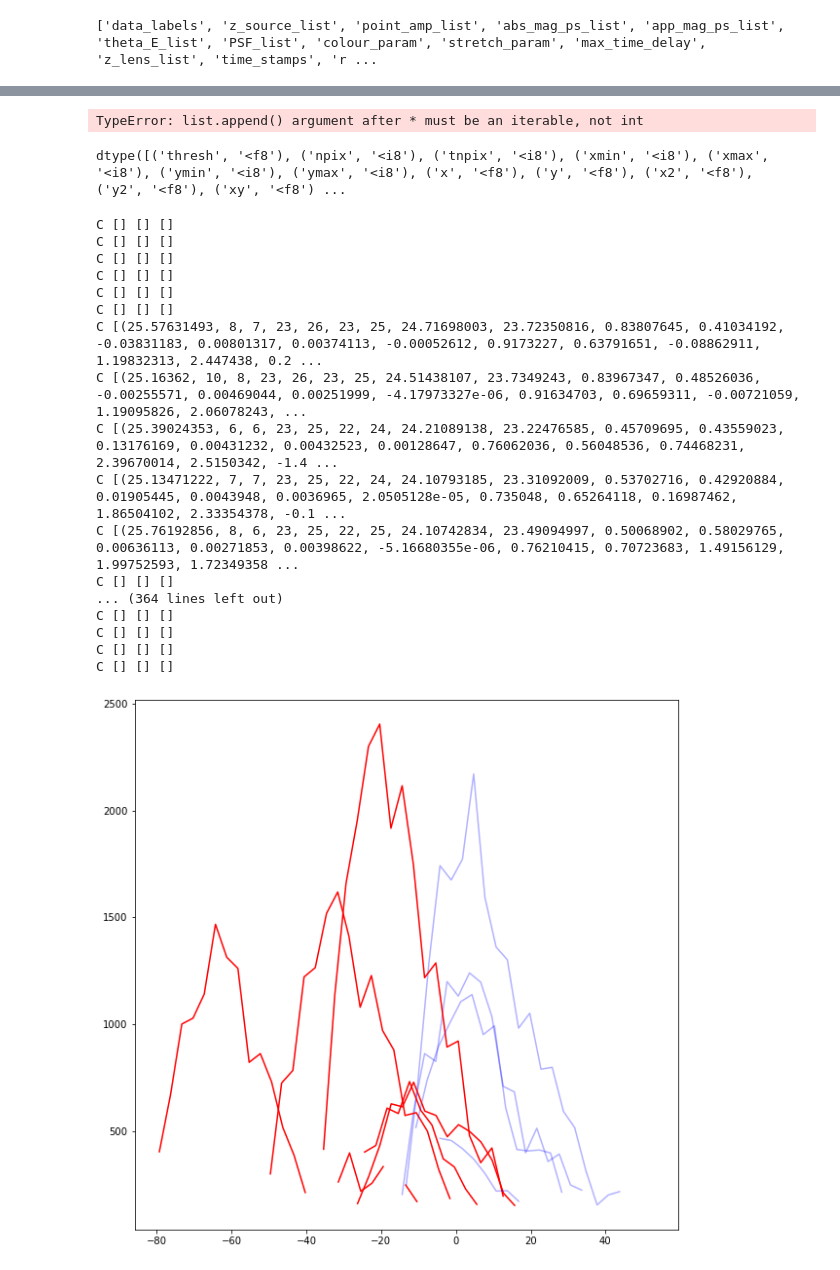
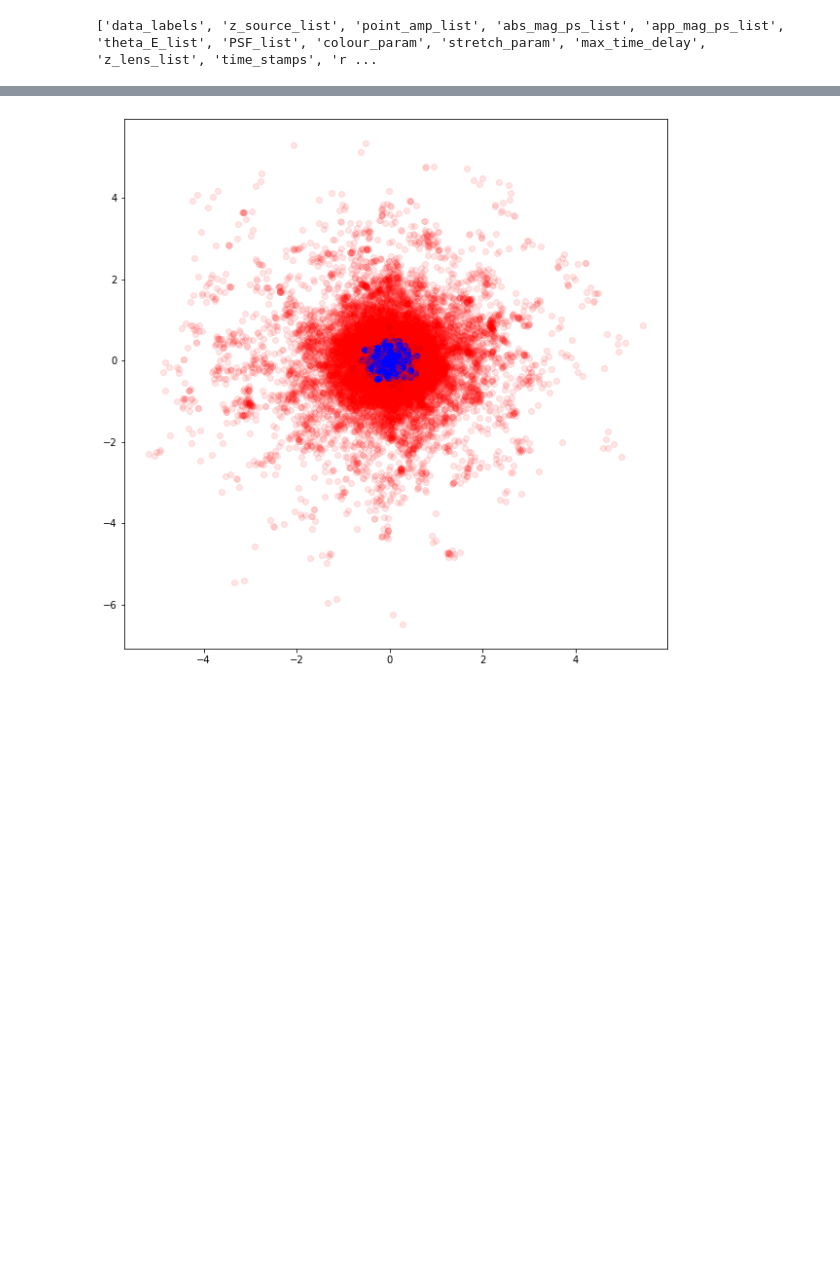
Before and after one commit to herjy/Simulators, a Jupyter notebook: ZTF_sims/Measure_Lensed_SN.ipynb, the cells around one changed output, grey strips where cells are left out. Cells and saved outputs as stored; diff of their text form; code cells hidden in the pictures; blank space fills up the shorter version.

```diff
--- a/ZTF_sims/Measure_Lensed_SN.ipynb
+++ b/ZTF_sims/Measure_Lensed_SN.ipynb
@@ -42,17 +25,6 @@ array([[-4.43490186e-01,  2.97950882e-01,  4.03665978e+00, ...,
-# %%
-x = []
-c = [1, 2, 1, 3, 9, 6, 5, 4, 5]
-for i in range(len(c)):
-    x.append(*c[i])
-# %% [output]
-TypeError: list.append() argument after * must be an iterable, not int
-# %%
-catalog[:1][0][0].dtype
-# %% [output]
-dtype([('thresh', '<f8'), ('npix', '<i8'), ('tnpix', '<i8'), ('xmin', '<i8'), ('xmax', '<i8'), ('ymin', '<i8'), ('ymax', '<i8'), ('x', '<f8'), ('y', '<f8'), ('x2', '<f8'), ('y2', '<f8'), ('xy', '<f8') ...
 # %%
 plt.figure(figsize = (10,10))
-for indx, cat in enumerate(catalog[:10]):
+for indx, cat in enumerate(catalog):
     #print('CAT', cat)
     x_cat = []
     y_cat = []
@@ -60,7 +32,6 @@ for indx, cat in enumerate(catalog[:10]):
     y2_cat = []
     flux = []
     for c in cat:
-        print('C', c, c['x'], c['y'])
         try:
             #print('try', c['flux'])
             x_cat.append(*c['x'])
@@ -73,58 +44,41 @@ for indx, cat in enumerate(catalog[:10]):
         # ou None pour le cas de x2, y2, flux
 
         # Mais pq remplir les listes x_cat et y_cat vu qu'elles ne sont pas utilisées pour après?
-            x_cat.append(np.nanmean(x_cat))
-            y_cat.append(np.nanmean(y_cat))
+            x_cat.append(np.nan)
+            y_cat.append(np.nan)
             x2_cat.append(None)
             y2_cat.append(None)
             flux.append(None)
 
         #print(len(c), c['flux'])
         #print(x_cat)
 #    plt.title(labels[indx])
 #    plt.plot(np.array(x_cat), np.array(y_cat), 'o', label = 'y_cat VS x_cat')
 #    plt.legend()
 #    plt.show()
 #    plt.plot( np.array(x2_cat), 'o', label = 'x2_cat')
 #    plt.legend()
 #    plt.show()
 #    plt.plot( np.array(y2_cat), 'o', label = 'y2_cat')
 #    plt.legend()
 #    plt.show()
 #    plt.plot(np.array(flux), label='flux')
 #    plt.legend()
 #    plt.show()
 
     if labels[indx][0] == 0:
         #print('00000000', labels[indx], 'BLEUUUUU')
-        plt.plot(times[indx], flux, 'b', alpha = 0.3)
-        #plt.plot(np.array(x_cat)-np.nanmean(x_cat), np.array(y_cat)-np.nanmean(y_cat), 'ob', alpha = 0.1)
+        #plt.plot(times[indx], flux, 'b', alpha = 0.3)
+        plt.plot(np.array(x_cat)-np.nanmean(x_cat), np.array(y_cat)-np.nanmean(y_cat), 'ob', alpha = 1)
 
     else:
 
         #print(labels[indx], 'ROUUUUGE')
-        plt.plot(times[indx], flux, 'r')
-        #plt.plot(np.array(x_cat)-np.nanmean(x_cat), np.array(y_cat)-np.nanmean(y_cat), 'or', alpha = 0.3)
+        #plt.plot(times[indx], flux, 'r')
+        plt.plot(np.array(x_cat)-np.nanmean(x_cat), np.array(y_cat)-np.nanmean(y_cat), 'or', alpha = 0.1)
 #plt.xlim([-2,2])
 #plt.ylim([-2, 2])
 
 plt.show()
 # %% [output]
-C [] [] []
-C [] [] []
-C [] [] []
-C [] [] []
-C [] [] []
-C [] [] []
-C [(25.57631493, 8, 7, 23, 26, 23, 25, 24.71698003, 23.72350816, 0.83807645, 0.41034192, -0.03831183, 0.00801317, 0.00374113, -0.00052612, 0.9173227, 0.63791651, -0.08862911, 1.19832313, 2.447438, 0.2 ...
-C [(25.16362, 10, 8, 23, 26, 23, 25, 24.51438107, 23.7349243, 0.83967347, 0.48526036, -0.00255571, 0.00469044, 0.00251999, -4.17973327e-06, 0.91634703, 0.69659311, -0.00721059, 1.19095826, 2.06078243, ...
-C [(25.39024353, 6, 6, 23, 25, 22, 24, 24.21089138, 23.22476585, 0.45709695, 0.43559023, 0.13176169, 0.00431232, 0.00432523, 0.00128647, 0.76062036, 0.56048536, 0.74468231, 2.39670014, 2.5150342, -1.4 ...
-C [(25.13471222, 7, 7, 23, 25, 22, 24, 24.10793185, 23.31092009, 0.53702716, 0.42920884, 0.01905445, 0.0043948, 0.0036965, 2.0505128e-05, 0.735048, 0.65264118, 0.16987462, 1.86504102, 2.33354378, -0.1 ...
-C [(25.76192856, 8, 6, 23, 25, 22, 25, 24.10742834, 23.49094997, 0.50068902, 0.58029765, 0.00636113, 0.00271853, 0.00398622, -5.16680355e-06, 0.76210415, 0.70723683, 1.49156129, 1.99752593, 1.72349358 ...
-C [] [] []
-... (364 lines left out)
-C [] [] []
-C [] [] []
-C [] [] []
-C [] [] []
-[figure, old version]
+[figure, new version]
```
Also changed, not shown: parts of 4 cells of this notebook, 4 other files.
